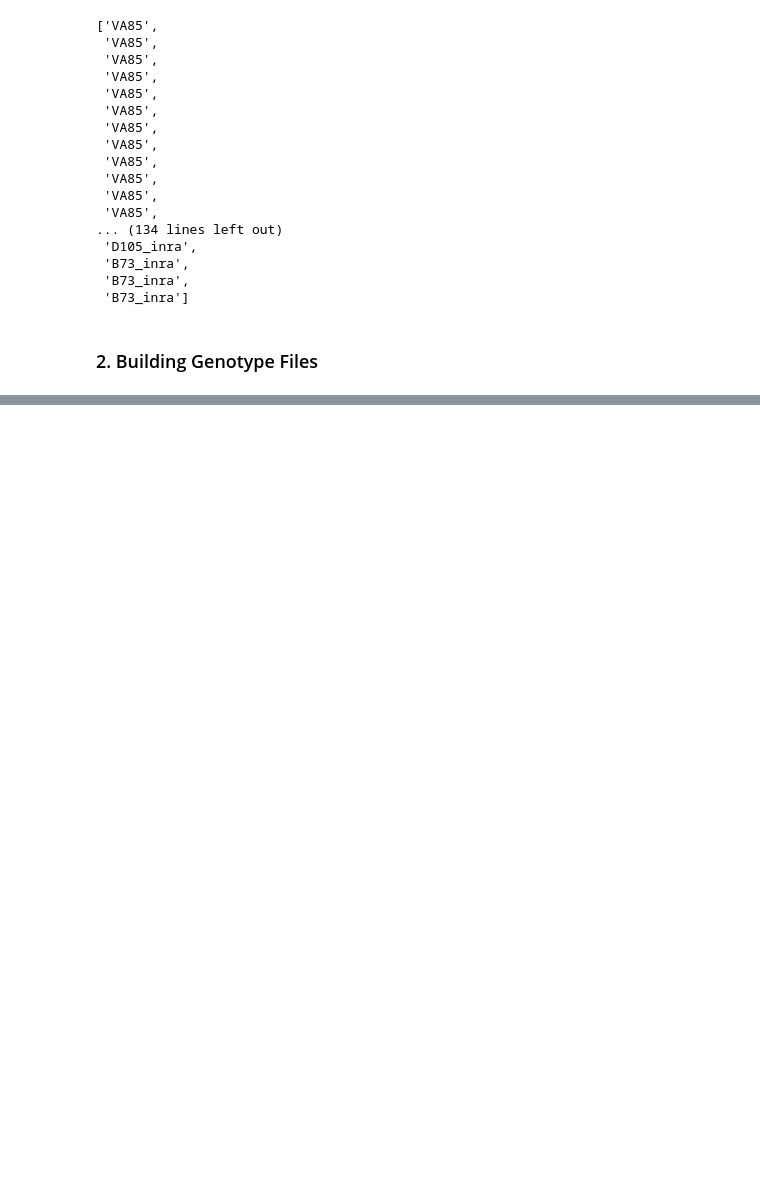
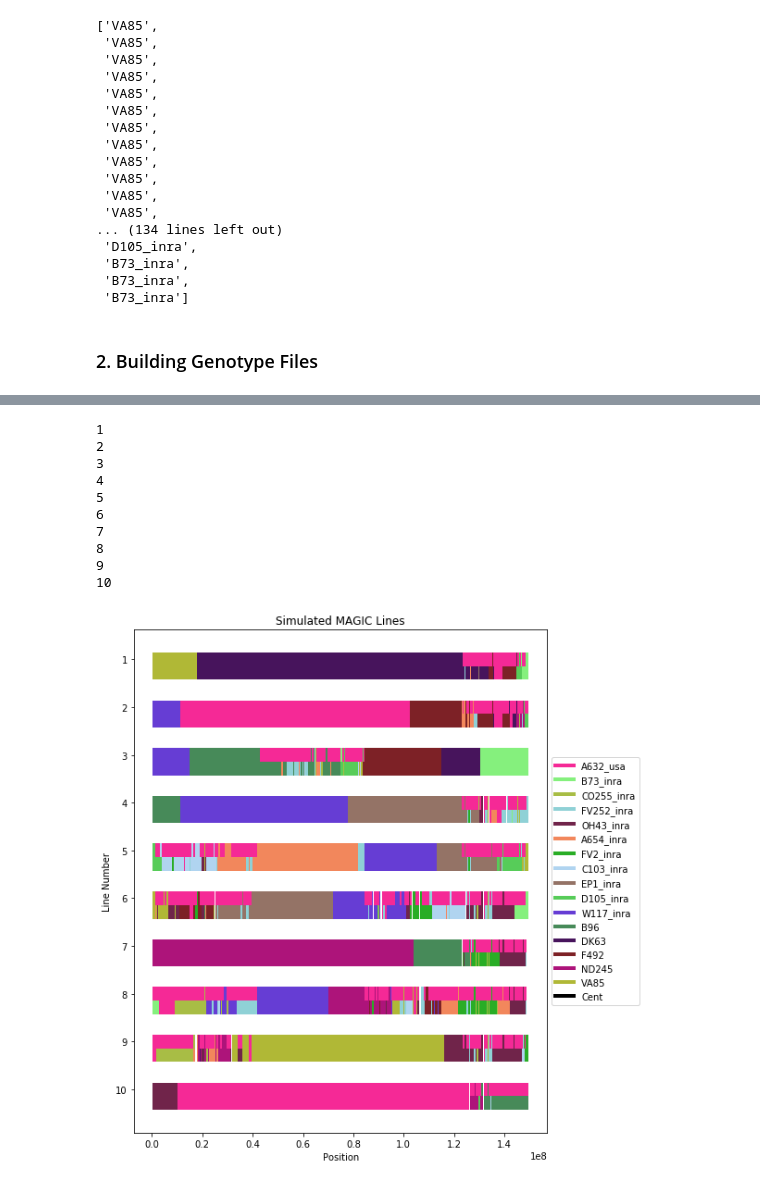
Before and after one commit to sarahodell/impute, a Jupyter notebook: BiogemmaSimulation.ipynb, the cells around one changed output, grey strips where cells are left out. Cells and saved outputs as stored; diff of their text form; code cells hidden in the pictures; blank space fills up the shorter version.

```diff
--- a/BiogemmaSimulation.ipynb
+++ b/BiogemmaSimulation.ipynb
@@ -59,0 +163,3 @@ full_sim.make_outfile(lines,'Biogemma_MAGICSim.txt')
+# %%
+process = Popen(['awk','/#Donor Haplotypes/{flag=1;next}/#Taxa Breakpoints/{flag=0}flag',projaout],stdout=PIPE,stderr=PIPE)
+stdout,sterr=process.communicate()
@@ -59,0 +192,4 @@ full_sim.make_outfile(lines,'Biogemma_MAGICSim.txt')
+# %%
+#Now parse out the assignment blocks
+process = Popen(['awk','/#Block are defined chr:startPos:endPos:donor1:donor2/{flag=1;next}/,0/{flag=0}flag',projaout],stdout=PIPE,stderr=PIPE)
+stdout,sterr=process.communicate()
@@ -59,0 +211,4 @@ full_sim.make_outfile(lines,'Biogemma_MAGICSim.txt')
+# %%
+#turn the dictionary into a pandas dataframe
+df = pd.DataFrame(breakpoints)
+proja = df[['sample','chr','start','end','donor1','donor2']]
@@ -59,0 +411,8 @@ full_sim.make_outfile(lines,'Biogemma_MAGICSim.txt')
+# %%
+def make_legend(parents):
+    legend = []
+    for p in parents:
+        pcolor=color_lookup[p]
+        legend+=[Line2D([0],[0],color=pcolor,lw=4,label=p)]
+    legend+=[Line2D([0],[0],color=(0.0,0.0,0.0),lw=4,label='Cent')]
+    return legend
@@ -59,0 +428,47 @@ full_sim.make_outfile(lines,'Biogemma_MAGICSim.txt')
+# %%
+# Add a new column for colors
+ideo['colors1'] = ideo['donor1'].apply(lambda x: color_lookup[x])
+ideo['colors2']=ideo['donor2'].apply(lambda x: color_lookup[x])
+
+fig = plt.figure(figsize=figsize)
+ax = fig.add_subplot(111)
+
+# Now all we have to do is call our function for the ideogram data...
+#print("adding ideograms...")
+for collection in chromosome_collections(ideo, chrom_ybase, chrom_height):
+    ax.add_collection(collection)
+
+# Axes tweaking
+ax.set_yticks([chrom_centers[i] for i in chromosome_list])
+ax.set_yticklabels(chromosome_list)
+ax.axis('tight')
+ax.set_xlabel('Position')
+ax.set_ylabel('Line Number')
+ax.set_title('Simulated MAGIC Lines')
+#legend(ideo['colors'],loc='lower right')
+
+# Shrink current axis by 20%
+box = ax.get_position()
+ax.set_position([box.x0, box.y0, box.width * 0.8, box.height])
+
+# Put a legend to the right of the current axis
+
+legend_elements = make_legend(founders)
+
+#[Line2D([0], [0], color=(0.4, 0.4, 0.4), lw=4,label='B73'),
+#Line2D([0], [0], color=(0.58, 0.96, 0.87), lw=4,label='Oh43')]
+ax.legend(handles=legend_elements,loc='center left',bbox_to_anchor=(1,0.5))
+
+plt.show()
+# %% [output]
+1
+2
+3
+4
+5
+6
+7
+8
+9
+10
+[figure, added]
```
Also changed, not shown: parts of 42 cells of this notebook, 34 other files.
